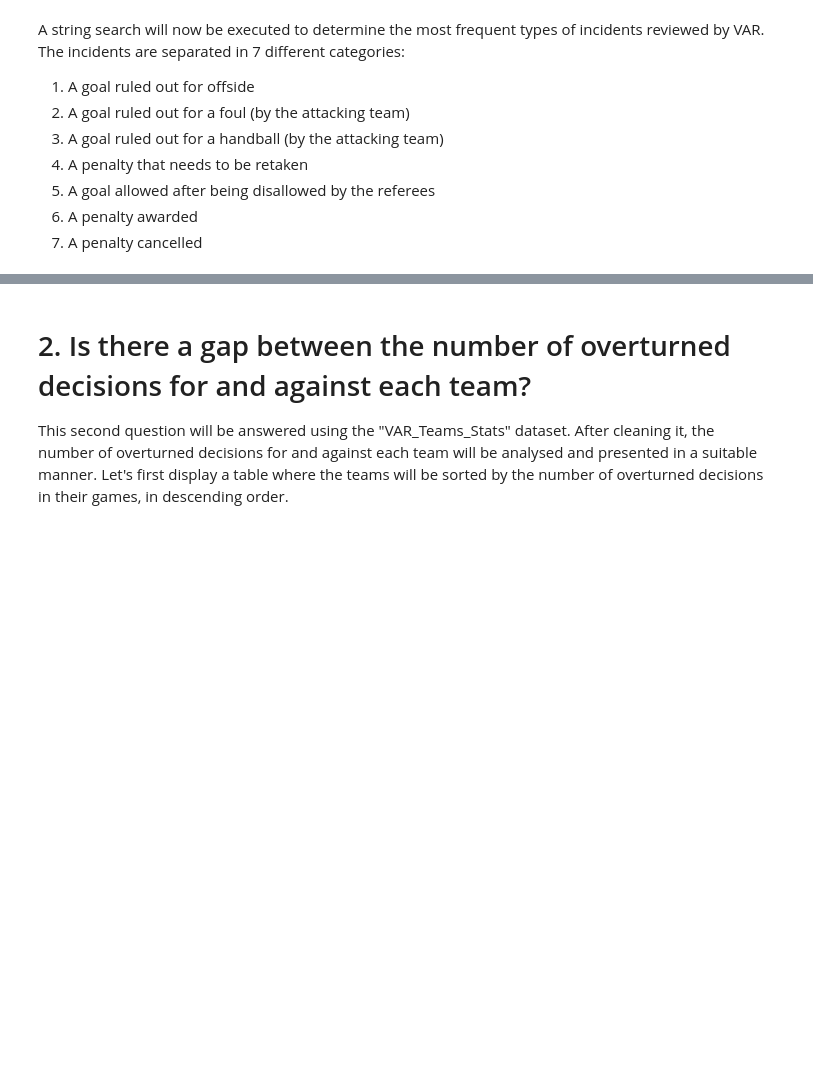
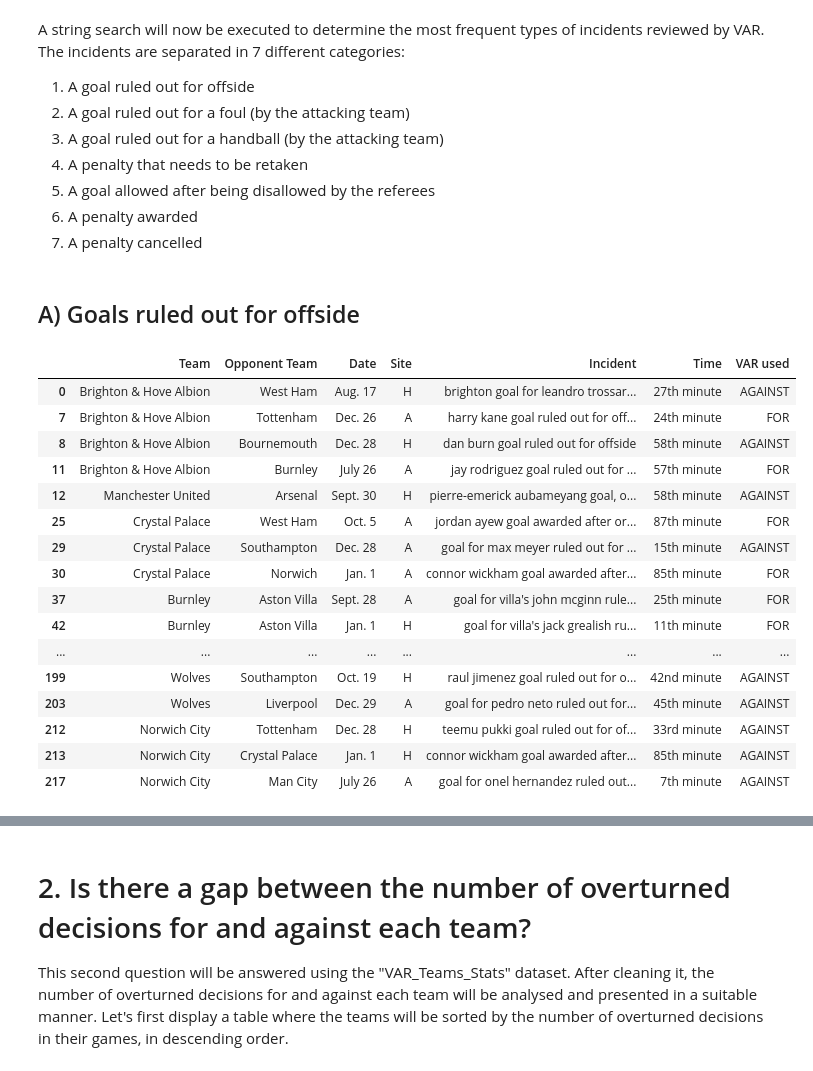
Before and after one commit to julelia/DataMadness, a Jupyter notebook: Data Madness.ipynb, the cells around one changed output, grey strips where cells are left out. Cells and saved outputs as stored; diff of their text form; code cells hidden in the pictures; blank space fills up the shorter version.

```diff
--- a/Data Madness.ipynb
+++ b/Data Madness.ipynb
@@ -93,3 +71,7 @@ Name: Incident, Length: 218, dtype: object
+# %%
+# We put all characters in lowercase using a lambda function
+incidents['Incident'] = incidents['Incident'].map(lambda x: x.lower())
+#incidents
 # %% [markdown]
 A string search will now be executed to determine the most frequent types of incidents reviewed by VAR. The incidents are separated in 7 different categories:
 1. A goal ruled out for offside
@@ -99,3 +81,28 @@ A string search will now be executed to determine the most frequent types of inc
 5. A goal allowed after being disallowed by the referees
 6. A penalty awarded
 7. A penalty cancelled
+# %% [markdown]
+## A) Goals ruled out for offside
+# %%
+offside = incidents[incidents['Incident'].str.contains("ruled out")&incidents['Incident'].str.contains("offside")]
+offside
+#The problem here is that it displays goals that have been awarded after being ruled out for offside.
+#We need to find a way to look for a string that doesn't contain "awarded" or change the question a bit
+# %% [output]
+|  | Team | Opponent Team | Date | Site | Incident | Time | VAR used |
+| 0 | Brighton & Hove Albion | West Ham | Aug. 17 | H | brighton goal for leandro trossar... | 27th minute | AGAINST |
+| 7 | Brighton & Hove Albion | Tottenham | Dec. 26 | A | harry kane goal ruled out for off... | 24th minute | FOR |
+| 8 | Brighton & Hove Albion | Bournemouth | Dec. 28 | H | dan burn goal ruled out for offside | 58th minute | AGAINST |
+| 11 | Brighton & Hove Albion | Burnley | July 26 | A | jay rodriguez goal ruled out for ... | 57th minute | FOR |
+| 12 | Manchester United | Arsenal | Sept. 30 | H | pierre-emerick aubameyang goal, o... | 58th minute | AGAINST |
+| 25 | Crystal Palace | West Ham | Oct. 5 | A | jordan ayew goal awarded after or... | 87th minute | FOR |
+| 29 | Crystal Palace | Southampton | Dec. 28 | A | goal for max meyer ruled out for ... | 15th minute | AGAINST |
+| 30 | Crystal Palace | Norwich | Jan. 1 | A | connor wickham goal awarded after... | 85th minute | FOR |
+| 37 | Burnley | Aston Villa | Sept. 28 | A | goal for villa's john mcginn rule... | 25th minute | FOR |
+| 42 | Burnley | Aston Villa | Jan. 1 | H | goal for villa's jack grealish ru... | 11th minute | FOR |
+| ... | ... | ... | ... | ... | ... | ... | ... |
+| 199 | Wolves | Southampton | Oct. 19 | H | raul jimenez goal ruled out for o... | 42nd minute | AGAINST |
+| 203 | Wolves | Liverpool | Dec. 29 | A | goal for pedro neto ruled out for... | 45th minute | AGAINST |
+| 212 | Norwich City | Tottenham | Dec. 28 | H | teemu pukki goal ruled out for of... | 33rd minute | AGAINST |
+| 213 | Norwich City | Crystal Palace | Jan. 1 | H | connor wickham goal awarded after... | 85th minute | AGAINST |
+| 217 | Norwich City | Man City | July 26 | A | goal for onel hernandez ruled out... | 7th minute | AGAINST |
```
Also changed, not shown: parts of 18 cells of this notebook.
